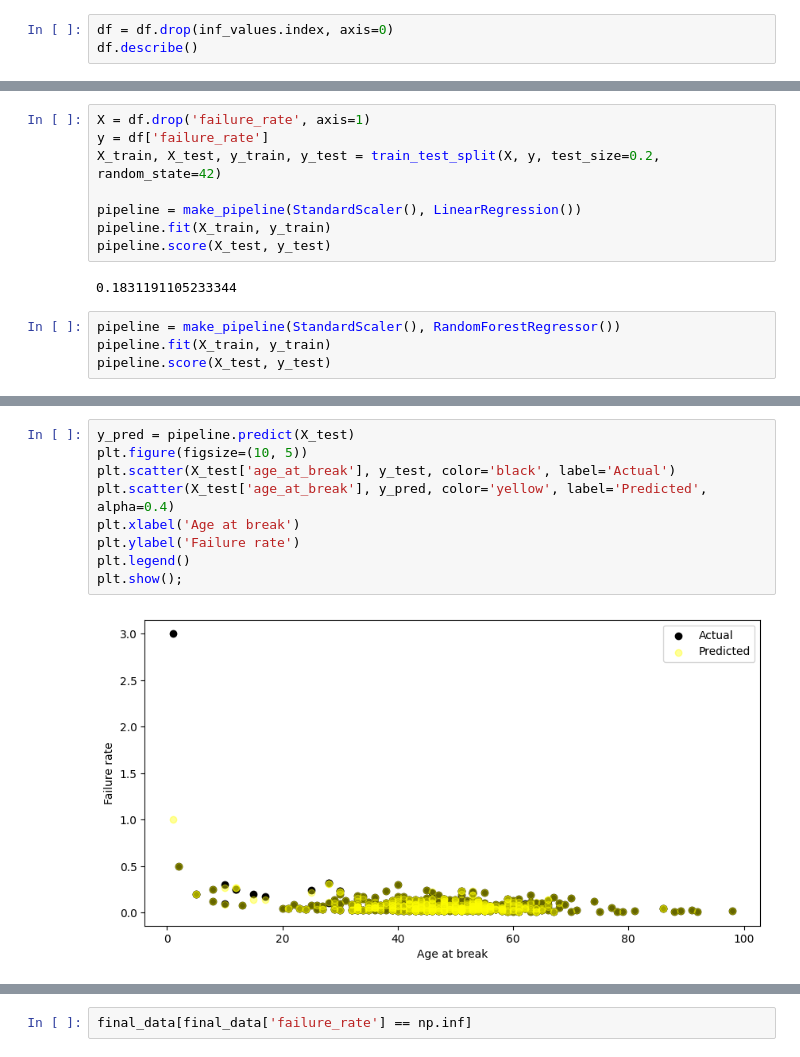
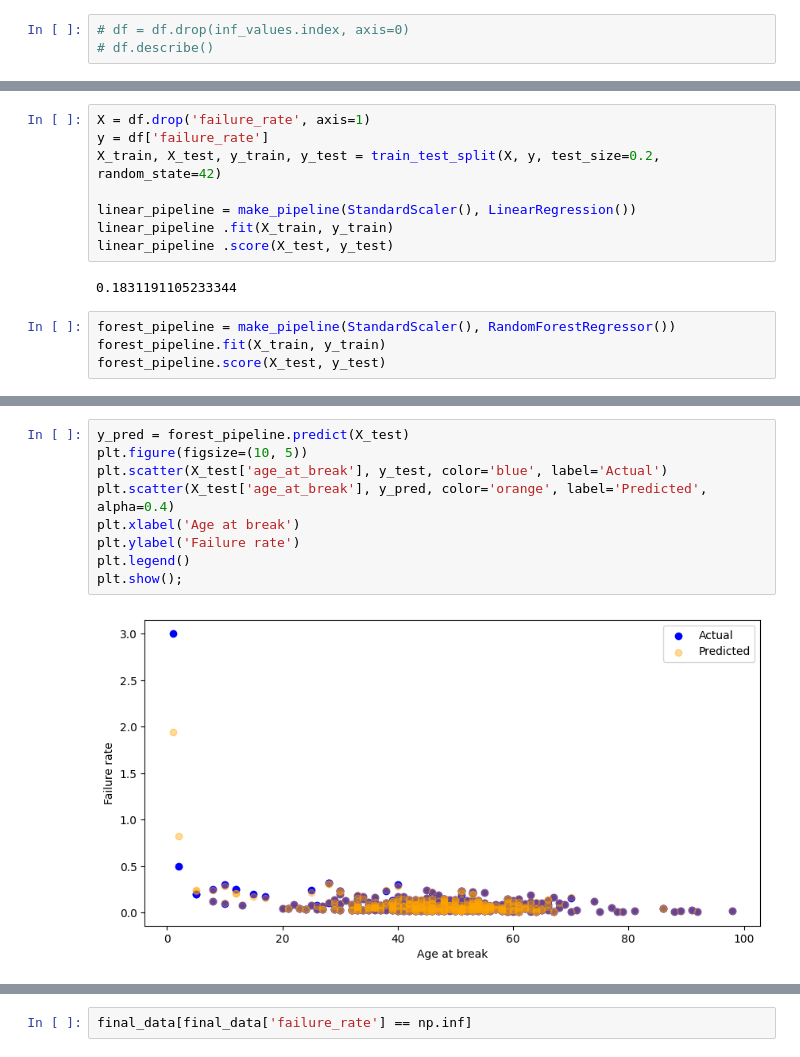
Before and after one commit to js3lliott/water-main-break-prediction-KW, a Jupyter notebook: nbs/04_baseline_model.ipynb, the cells around one changed output, grey strips where cells are left out. Saved outputs shown, nothing was run; the diff lists cells and outputs as text.

```diff
--- a/nbs/04_baseline_model.ipynb
+++ b/nbs/04_baseline_model.ipynb
@@ -62,3 +76,3 @@ inf_values
 # %%
-df = df.drop(inf_values.index, axis=0)
-df.describe()
+# df = df.drop(inf_values.index, axis=0)
+# df.describe()
@@ -77,13 +98,13 @@ X = df.drop('failure_rate', axis=1)
 y = df['failure_rate']
 X_train, X_test, y_train, y_test = train_test_split(X, y, test_size=0.2, random_state=42)
 
-pipeline = make_pipeline(StandardScaler(), LinearRegression())
-pipeline.fit(X_train, y_train)
-pipeline.score(X_test, y_test)
+linear_pipeline = make_pipeline(StandardScaler(), LinearRegression())
+linear_pipeline .fit(X_train, y_train)
+linear_pipeline .score(X_test, y_test)
 # %% [output]
 0.1831191105233344
 # %%
-pipeline = make_pipeline(StandardScaler(), RandomForestRegressor())
-pipeline.fit(X_train, y_train)
-pipeline.score(X_test, y_test)
+forest_pipeline = make_pipeline(StandardScaler(), RandomForestRegressor())
+forest_pipeline.fit(X_train, y_train)
+forest_pipeline.score(X_test, y_test)
 # %% [output]
@@ -109,14 +151,14 @@ plt.show();
 # %%
-y_pred = pipeline.predict(X_test)
+y_pred = forest_pipeline.predict(X_test)
 plt.figure(figsize=(10, 5))
-plt.scatter(X_test['age_at_break'], y_test, color='black', label='Actual')
-plt.scatter(X_test['age_at_break'], y_pred, color='yellow', label='Predicted', alpha=0.4)
+plt.scatter(X_test['age_at_break'], y_test, color='blue', label='Actual')
+plt.scatter(X_test['age_at_break'], y_pred, color='orange', label='Predicted', alpha=0.4)
 plt.xlabel('Age at break')
 plt.ylabel('Failure rate')
 plt.legend()
 plt.show();
 # %% [output]
-[figure, old version]
+[figure, new version]
 # %%
 final_data = pd.read_csv('../data/processed/final_data.csv')
 final_data.sample(5)
```
Also changed, not shown: parts of 23 cells of this notebook, 1 other file.
